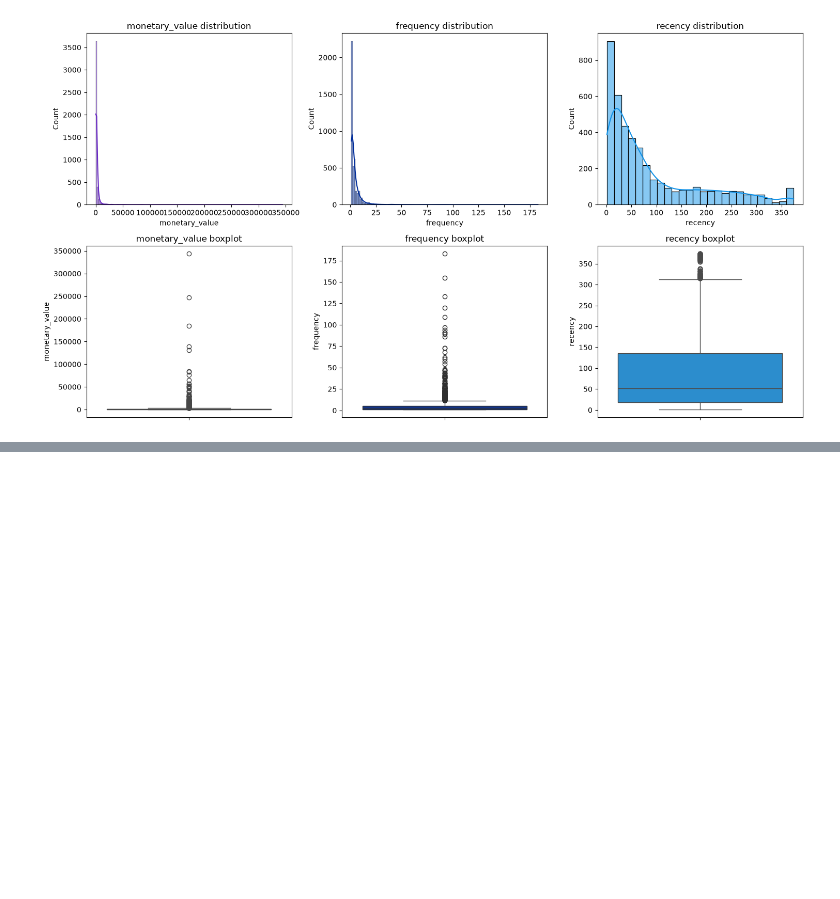
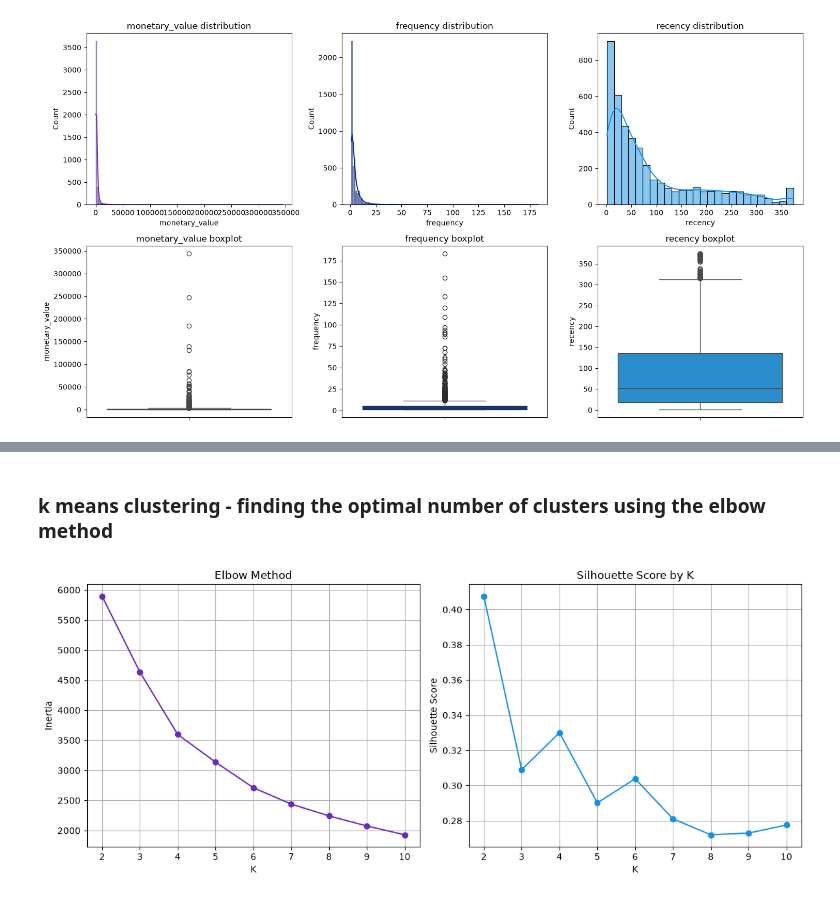
Before and after one commit to Avneesh-b7/product_analytics, a Jupyter notebook: k-means clustering/kmeans_clustering.ipynb, the cells around one changed output, grey strips where cells are left out. Saved outputs shown, nothing was run; the diff lists cells and outputs as text; code cells hidden in the pictures; blank space fills up the shorter version.

```diff
--- a/k-means clustering/kmeans_clustering.ipynb
+++ b/k-means clustering/kmeans_clustering.ipynb
@@ -525,0 +792,36 @@ plt.show()
+# %% [markdown]
+### k means clustering - finding the optimal number of clusters using the elbow method
+# %%
+from sklearn.cluster import KMeans
+from sklearn.metrics import silhouette_score
+
+features = customer_df_scaled[['monetary_value_scaled', 'frequency_scaled', 'recency_scaled']]
+
+inertias = []
+silhouette_scores = []
+k_range = range(2, 11)
+
+for k in k_range:
+    km = KMeans(n_clusters=k, n_init=10, random_state=42, max_iter=1000)
+    labels = km.fit_predict(features)
+    inertias.append(km.inertia_)
+    silhouette_scores.append(silhouette_score(features, labels))
+
+fig, axes = plt.subplots(1, 2, figsize=(12, 5))
+
+axes[0].plot(k_range, inertias, marker='o', color='#6929c4')
+axes[0].set_xlabel('K')
+axes[0].set_ylabel('Inertia')
+axes[0].set_title('Elbow Method')
+axes[0].grid(True)
+
+axes[1].plot(k_range, silhouette_scores, marker='o', color='#1192e8')
+axes[1].set_xlabel('K')
+axes[1].set_ylabel('Silhouette Score')
+axes[1].set_title('Silhouette Score by K')
+axes[1].grid(True)
+
+plt.tight_layout()
+plt.show()
+# %% [output]
+[figure, added]
```
Also changed, not shown: parts of 17 cells of this notebook, 4 other files.
